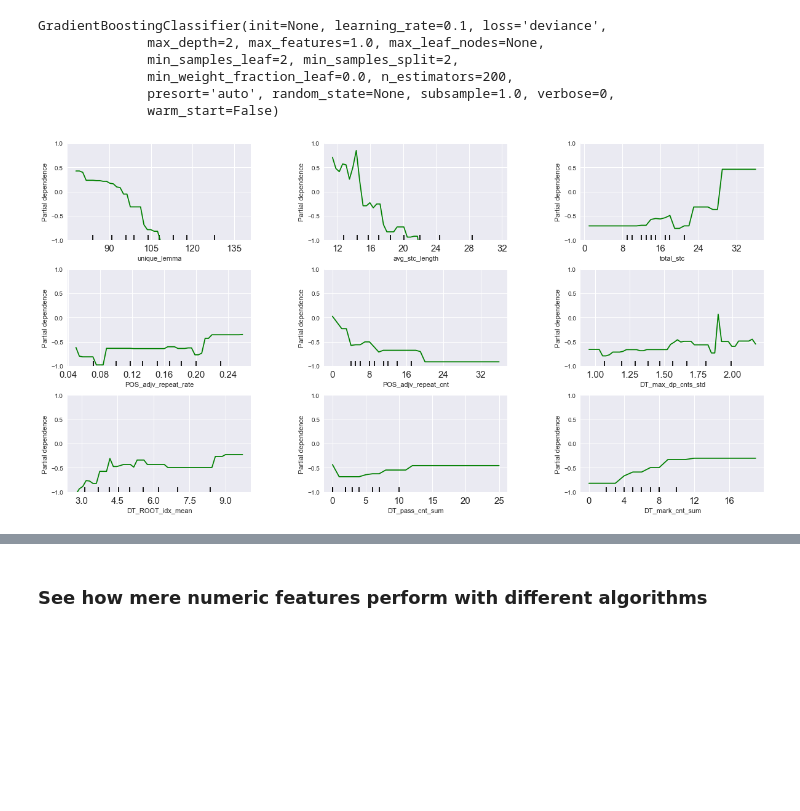
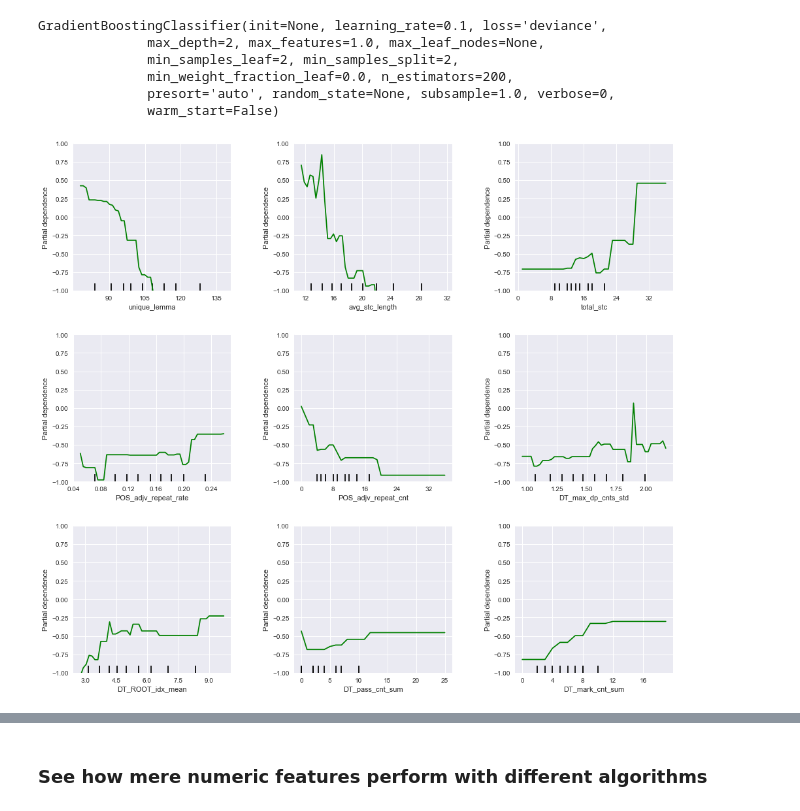
Before and after one commit to fzr72725/NLI, a Jupyter notebook: notebooks/part_three_modeling.ipynb, the cells around one changed output, grey strips where cells are left out. Cells and saved outputs as stored; diff of their text form; code cells hidden in the pictures; blank space fills up the shorter version.

```diff
--- a/notebooks/part_three_modeling.ipynb
+++ b/notebooks/part_three_modeling.ipynb
@@ -171,17 +171,16 @@ GradientBoostingClassifier(init=None, learning_rate=0.1, loss='deviance',
 # %%
 names = X_train.columns
 
 features = [0,1,2,3,4,5,6,7,8]
 fig, axs = plot_partial_dependence(gdb_clf, X_train, features,
                                        feature_names=names,
                                        n_jobs=3, grid_resolution=50, label='JPN')
 for x in axs:
     x.set_ylim(-1, 1)
-    #x.set_xticklabels(x_ticks, rotation=0, fontsize=8)
-fig.set_size_inches(18.5, 10.5, forward=True)
+fig.set_size_inches(15, 15, forward=True)
 plt.subplots_adjust(top=0.9)
 # %% [output]
-[figure, old version]
+[figure, new version]
 # %%
 fig, axs = plot_partial_dependence(gdb_clf, X_train, features,
                                        feature_names=names,
```
Also changed, not shown: parts of 1 cell of this notebook, 6 other files.
